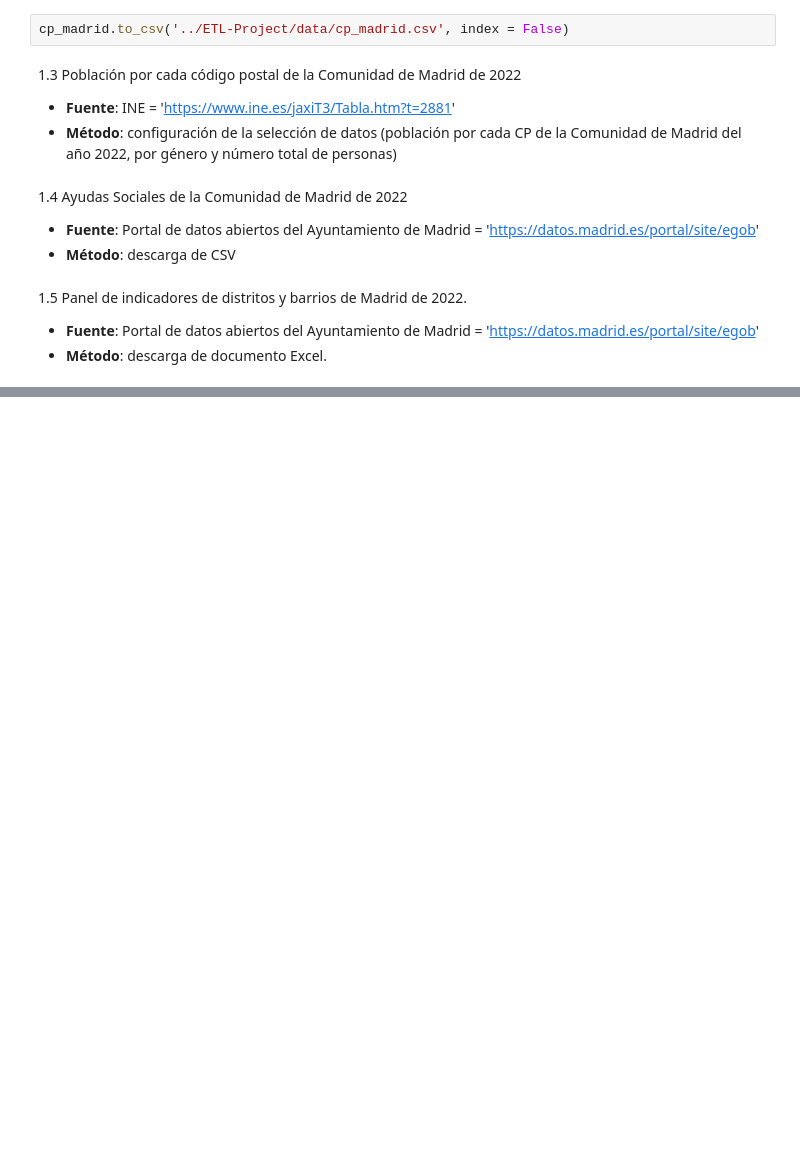
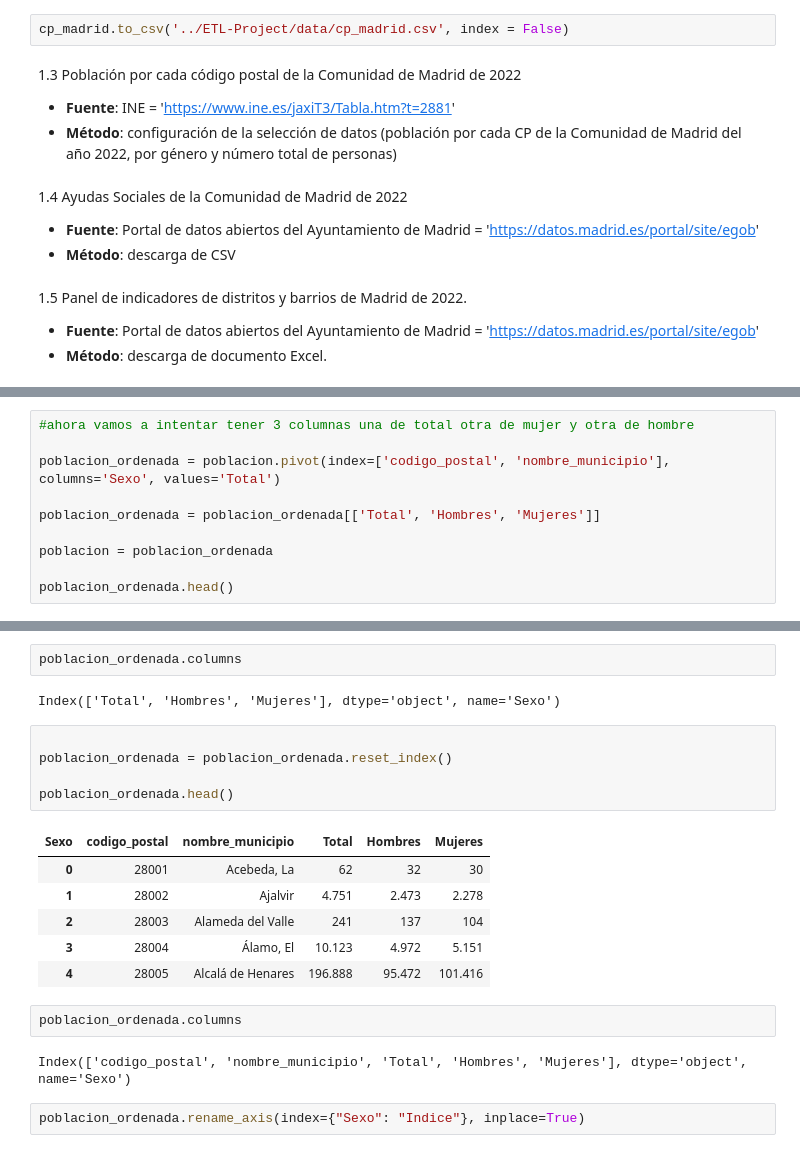
Before and after one commit to BeaZatarain/ETL-Project, a Jupyter notebook: Extracción y Limpieza de Datos.ipynb, the cells around one changed output, grey strips where cells are left out. Cells and saved outputs as stored; diff of their text form; blank space fills up the shorter version.

```diff
--- a/Extracción y Limpieza de Datos.ipynb
+++ b/Extracción y Limpieza de Datos.ipynb
@@ -120,0 +177,10 @@ cp_madrid.to_csv('../ETL-Project/data/cp_madrid.csv', index = False)
+# %%
+#ahora vamos a intentar tener 3 columnas una de total otra de mujer y otra de hombre
+
+poblacion_ordenada = poblacion.pivot(index=['codigo_postal', 'nombre_municipio'], columns='Sexo', values='Total')
+
+poblacion_ordenada = poblacion_ordenada[['Total', 'Hombres', 'Mujeres']]
+
+poblacion = poblacion_ordenada
+
+poblacion_ordenada.head()
@@ -120,0 +195,22 @@ cp_madrid.to_csv('../ETL-Project/data/cp_madrid.csv', index = False)
+# %%
+poblacion_ordenada.columns
+# %% [output]
+Index(['Total', 'Hombres', 'Mujeres'], dtype='object', name='Sexo')
+# %%
+
+poblacion_ordenada = poblacion_ordenada.reset_index()
+
+poblacion_ordenada.head()
+# %% [output]
+| Sexo | codigo_postal | nombre_municipio | Total | Hombres | Mujeres |
+| 0 | 28001 | Acebeda, La | 62 | 32 | 30 |
+| 1 | 28002 | Ajalvir | 4.751 | 2.473 | 2.278 |
+| 2 | 28003 | Alameda del Valle | 241 | 137 | 104 |
+| 3 | 28004 | Álamo, El | 10.123 | 4.972 | 5.151 |
+| 4 | 28005 | Alcalá de Henares | 196.888 | 95.472 | 101.416 |
+# %%
+poblacion_ordenada.columns
+# %% [output]
+Index(['codigo_postal', 'nombre_municipio', 'Total', 'Hombres', 'Mujeres'], dtype='object', name='Sexo')
+# %%
+poblacion_ordenada.rename_axis(index={"Sexo": "Indice"}, inplace=True)
```
Also changed, not shown: parts of 42 cells of this notebook.
